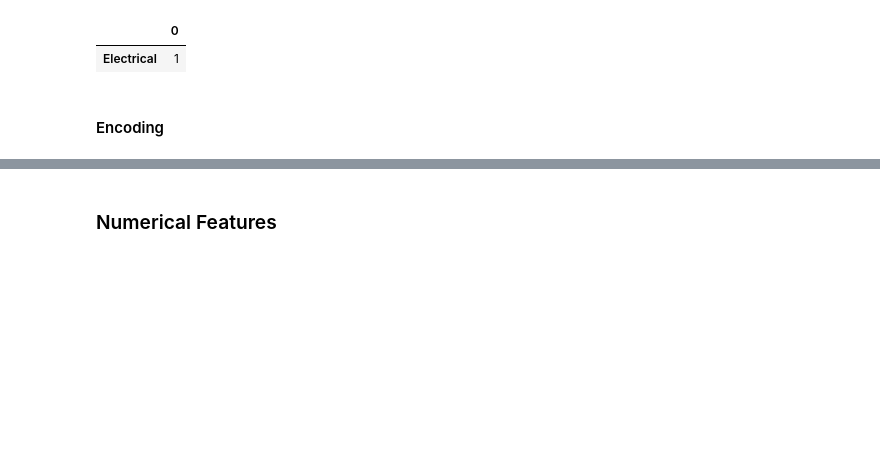
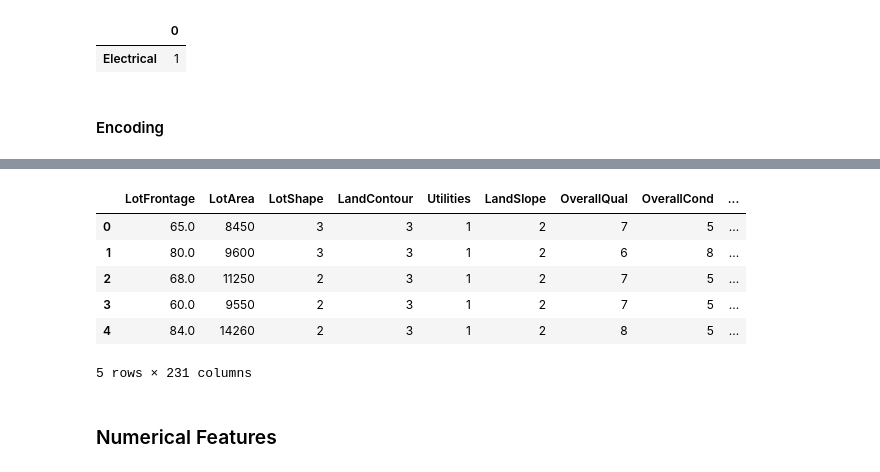
Before and after one commit to Bruncky/Complori, a Jupyter notebook: housing_ml.ipynb, the cells around one changed output, grey strips where cells are left out. Cells and saved outputs as stored; diff of their text form; code cells hidden in the pictures; blank space fills up the shorter version.

```diff
--- a/housing_ml.ipynb
+++ b/housing_ml.ipynb
@@ -263,3 +301,24 @@ KeyError: "['LotShape' 'LandContour' 'Utilities' 'LandSlope' 'ExterQual' 'ExterC
+# %%
+# Instantiate an OHE, dropping if binary to keep it as lean as possible
+ohe = OneHotEncoder(handle_unknown = 'ignore', sparse = False, drop = 'if_binary')
+
+# Apply OHE and create new DF from transformation
+encoded_columns = ohe.fit_transform(data[categorical_columns])
+data_ohe = pd.DataFrame(encoded_columns, columns = ohe.get_feature_names_out(categorical_columns))
+
+# Add encoded columns to the original DF and drop the original columns
+data = pd.concat([data, data_ohe], axis = 1)
+data.drop(columns = categorical_columns, inplace = True)
+
+data.head()
+# %% [output]
+|  | LotFrontage | LotArea | LotShape | LandContour | Utilities | LandSlope | OverallQual | OverallCond | ... |
+| 0 | 65.0 | 8450 | 3 | 3 | 1 | 2 | 7 | 5 | ... |
+| 1 | 80.0 | 9600 | 3 | 3 | 1 | 2 | 6 | 8 | ... |
+| 2 | 68.0 | 11250 | 2 | 3 | 1 | 2 | 7 | 5 | ... |
+| 3 | 60.0 | 9550 | 2 | 3 | 1 | 2 | 7 | 5 | ... |
+| 4 | 84.0 | 14260 | 2 | 3 | 1 | 2 | 8 | 5 | ... |
+5 rows × 231 columns
 # %% [markdown]
 ### Numerical Features
 # %% [markdown]
```
Also changed, not shown: parts of 16 cells of this notebook.
